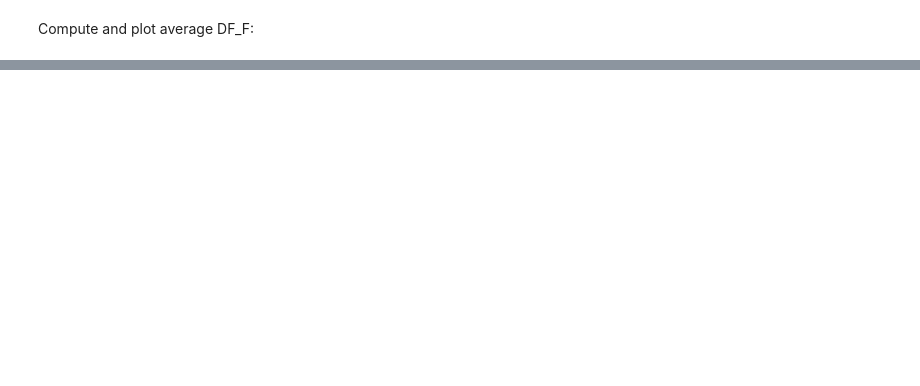
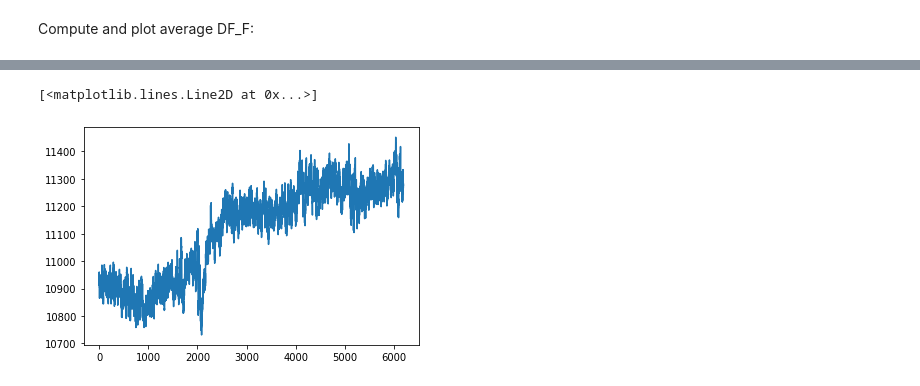
Before and after one commit to mattpanzeri/sensory_mapping, a Jupyter notebook: Scripts/compute_dff.ipynb, the cells around one changed output, grey strips where cells are left out. Cells and saved outputs as stored; diff of their text form; code cells hidden in the pictures; blank space fills up the shorter version.

```diff
--- a/Scripts/compute_dff.ipynb
+++ b/Scripts/compute_dff.ipynb
@@ -138,0 +154,5 @@ plt.imshow(img_avg_stim>p)
+# %%
+plt.plot(np.mean(img_stack, axis=(1,2)))
+# %% [output]
+[<matplotlib.lines.Line2D at 0x...>]
+[figure, added]
```
Also changed, not shown: parts of 6 cells of this notebook.
